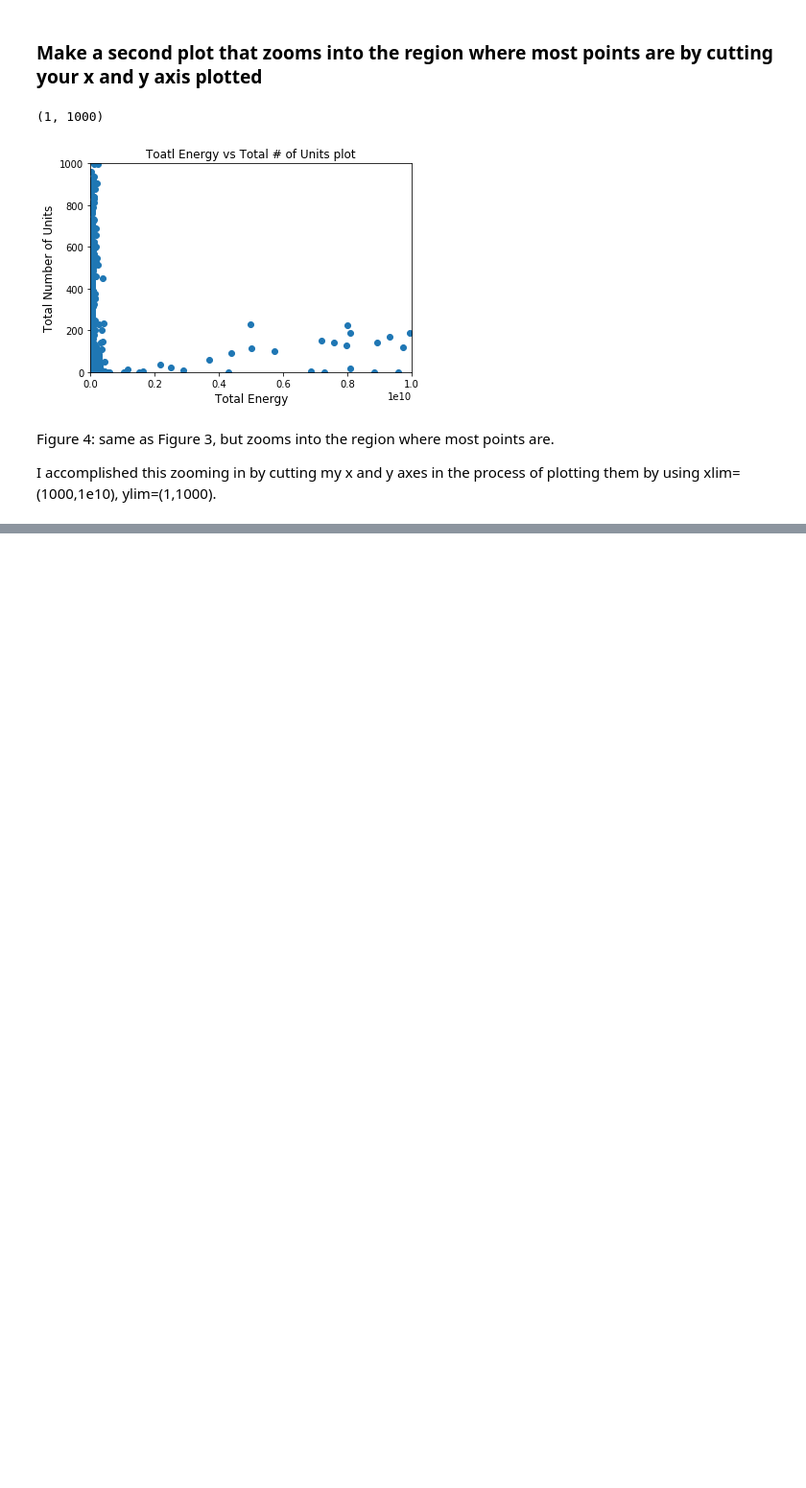
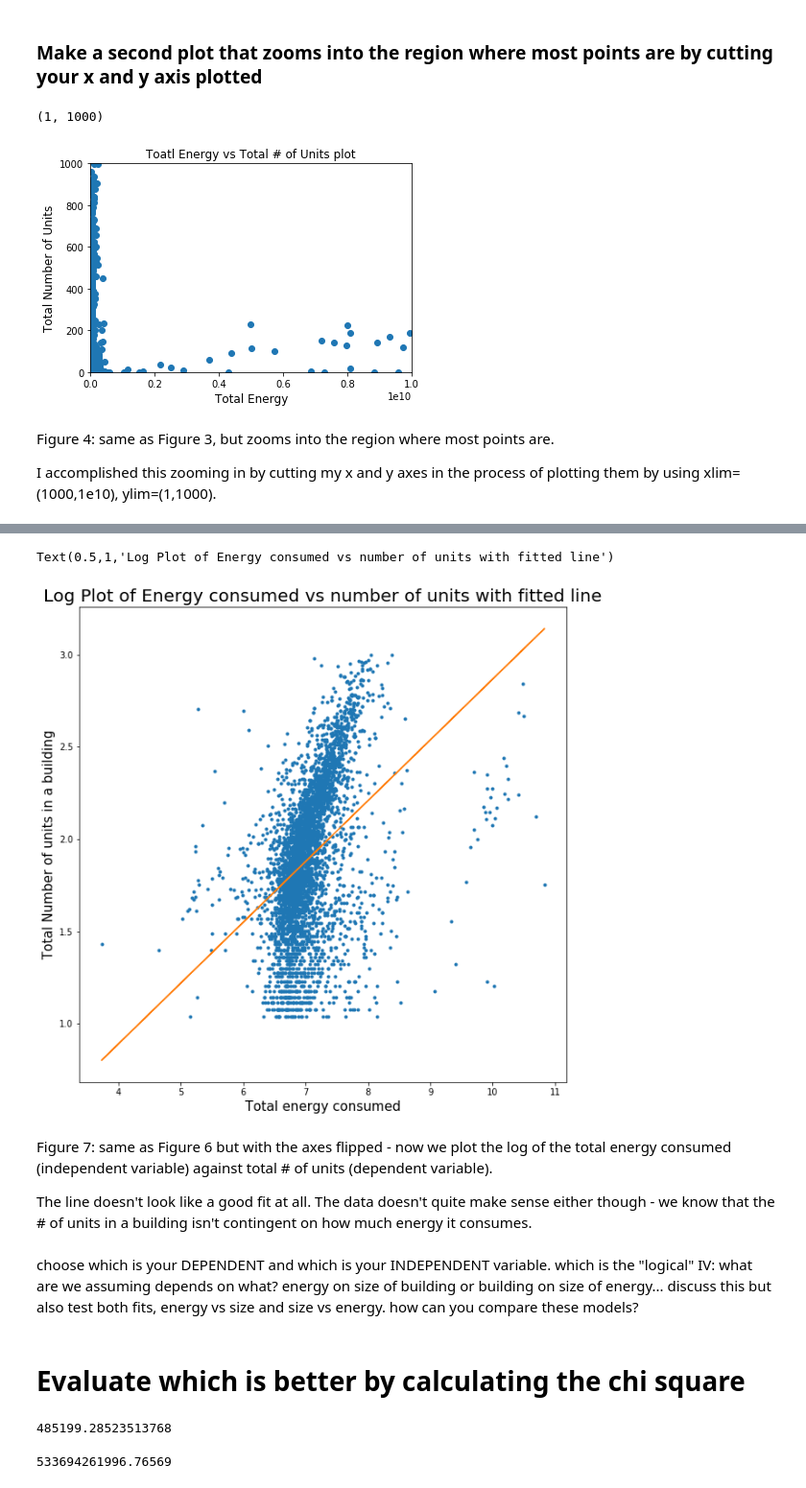
Before and after one commit to charlie-moffett/PUI2017_cm4698, a Jupyter notebook: HW6_cm4698/Assignment1.ipynb, the cells around one changed output, grey strips where cells are left out. Shown at 96% size. Saved outputs shown, nothing was run; the diff lists cells and outputs as text; code cells hidden in the pictures; blank space fills up the shorter version.

```diff
--- a/HW6_cm4698/Assignment1.ipynb
+++ b/HW6_cm4698/Assignment1.ipynb
@@ -430,0 +516,7 @@ I accomplished this zooming in by cutting my x and y axes in the process of plot
+# %%
+# Using statsmodels to fit a line for Total Energy Consumed Vs Total # of Units
+x2=datacut.EnergyTOTAL
+y2=datacut.UnitsTotal
+X2 = sm.add_constant(np.log10(x2))
+linmodel2 = sm.OLS(np.log10(y2), X2,missing='drop').fit()
+linmodel2.summary()
@@ -430,0 +541,21 @@ I accomplished this zooming in by cutting my x and y axes in the process of plot
+# %%
+pl.figure(figsize=(10,10))
+pl.plot(np.log10(datacut.EnergyTOTAL),np.log10(datacut.UnitsTotal),'.')
+
+pl.plot(np.log10(datacut.EnergyTOTAL),linmodel2.predict(),'-')
+
+pl.xlabel('Total energy consumed',fontsize=15)
+pl.ylabel('Total Number of units in a building',fontsize=15)
+pl.title('Log Plot of Energy consumed vs number of units with fitted line',fontsize=20)
+# %% [output]
+Text(0.5,1,'Log Plot of Energy consumed vs number of units with fitted line')
+[figure, added]
+# %% [markdown]
+Figure 7: same as Figure 6 but with the axes flipped - now we plot the log of the total energy consumed (independent variable) against total # of units (dependent variable).
+
+The line doesn't look like a good fit at all. The data doesn't quite make sense either though - we know that the # of units in a building isn't contingent on how much energy it consumes.
+# %% [markdown]
+choose which is your DEPENDENT and which is your INDEPENDENT variable.
+which is the "logical" IV: what are we assuming depends on what? energy on size of building or building on size of energy... discuss this but also test both fits, energy vs size and size vs energy. how can you compare these models?
+# %% [markdown]
+# Evaluate which is better by calculating the chi square
@@ -430,0 +579,13 @@ I accomplished this zooming in by cutting my x and y axes in the process of plot
+# %%
+# Errors on measured total # of units quantity
+errorsU=chi2(data=datacut.UnitsTotal,model=linmodel2.predict())
+errorsU
+# Error is square root of observed value for i-th data point
+# %% [output]
+485199.28523513768
+# %%
+# Errors on measured total energy consumed quantity
+errorsE=chi2(data=datacut.EnergyTOTAL,model=linmodel.predict())
+errorsE
+# %% [output]
+533694261996.76569
```
Also changed, not shown: parts of 26 cells of this notebook, 1 other file.
